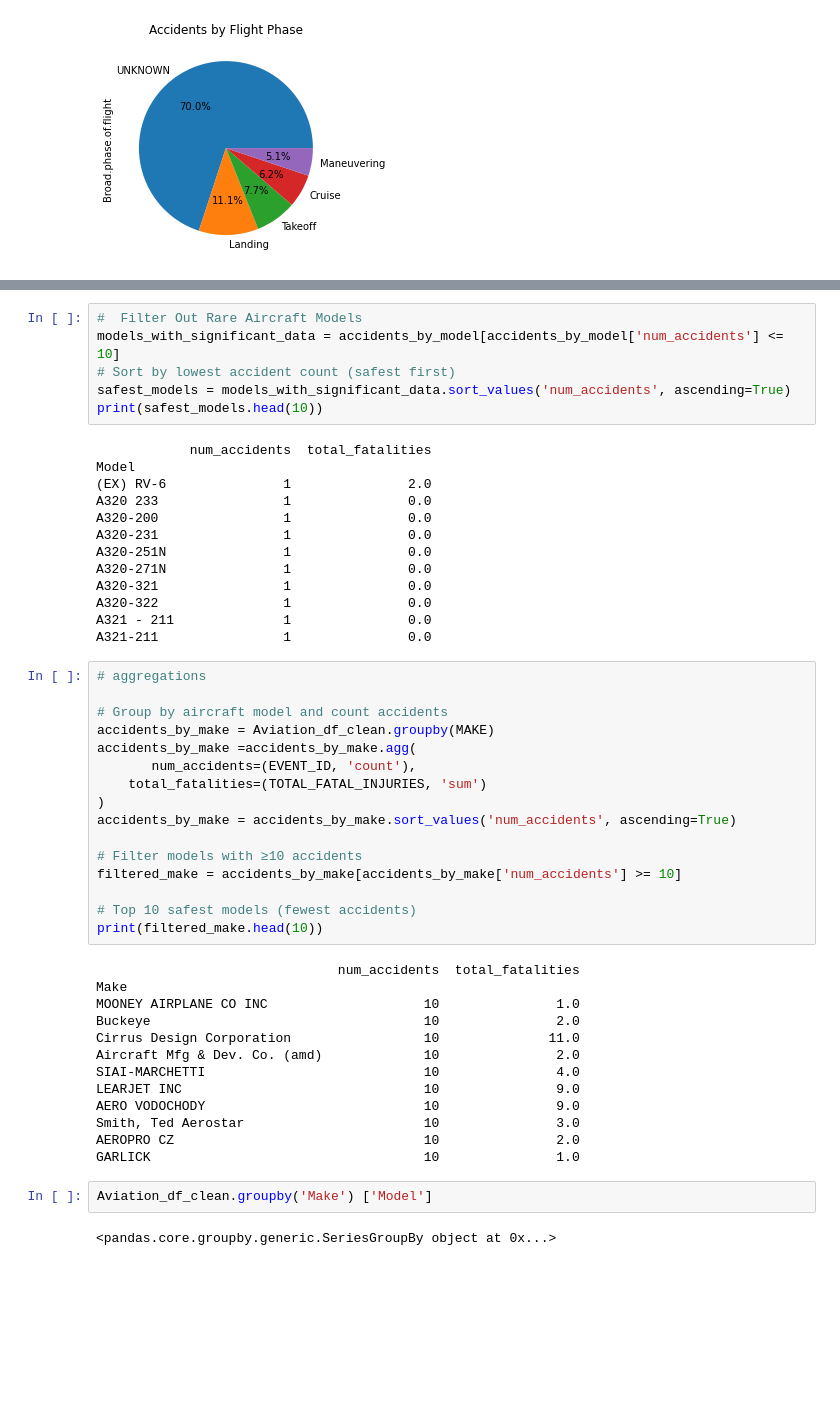
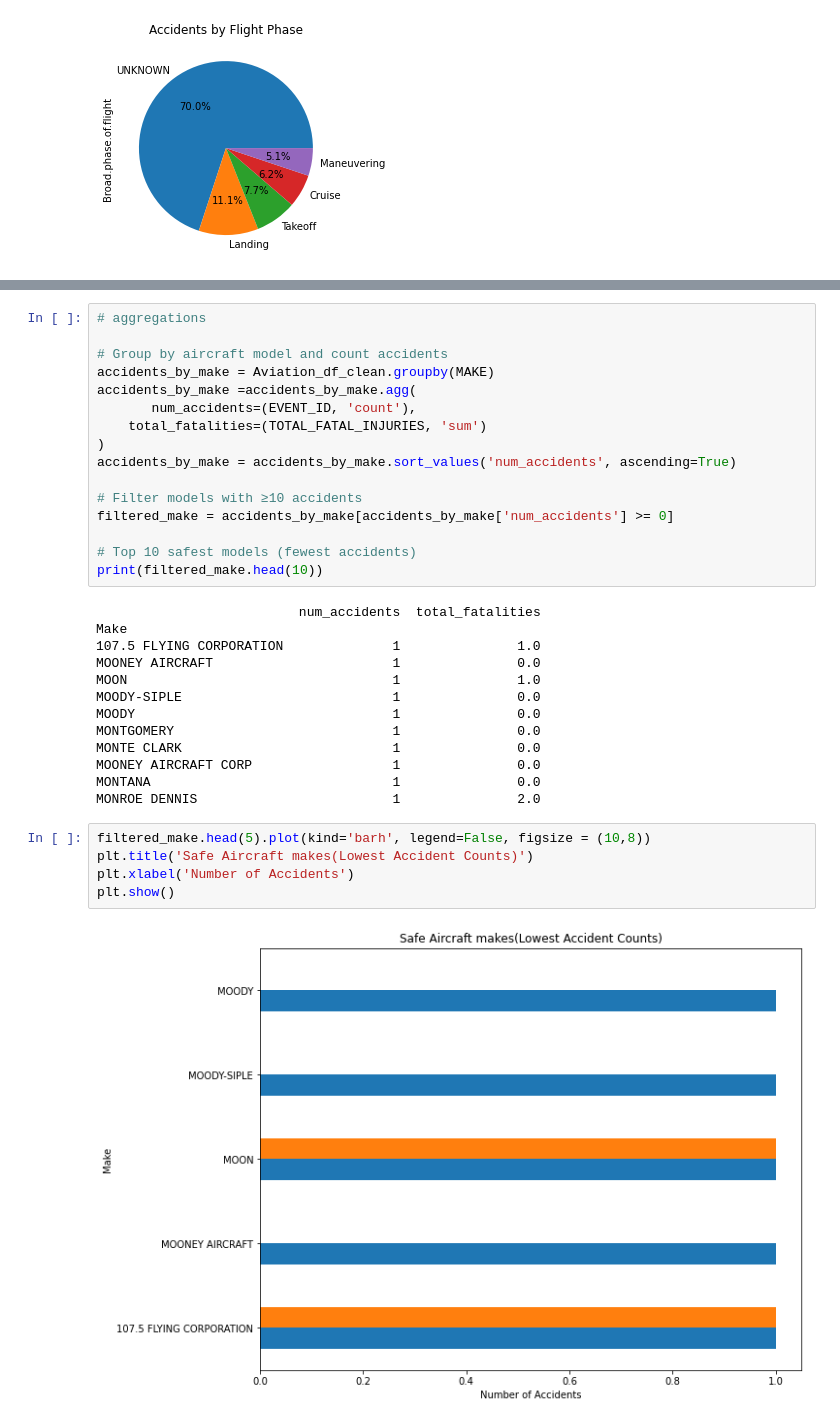
Before and after one commit to Kwamboka1584/dsc-phase-1-project-v3, a Jupyter notebook: student.ipynb, the cells around one changed output, grey strips where cells are left out. Cells and saved outputs as stored; diff of their text form; blank space fills up the shorter version.

```diff
--- a/student.ipynb
+++ b/student.ipynb
@@ -356,22 +352,3 @@ Name: Total.Fatal.Injuries, Length: 5809, dtype: float64>
-# %%
-#  Filter Out Rare Aircraft Models
-models_with_significant_data = accidents_by_model[accidents_by_model['num_accidents'] <= 10]
-# Sort by lowest accident count (safest first)
-safest_models = models_with_significant_data.sort_values('num_accidents', ascending=True)
-print(safest_models.head(10))
-# %% [output]
-            num_accidents  total_fatalities
-Model
-(EX) RV-6               1               2.0
-A320 233                1               0.0
-A320-200                1               0.0
-A320-231                1               0.0
-A320-251N               1               0.0
-A320-271N               1               0.0
-A320-321                1               0.0
-A320-322                1               0.0
-A321 - 211              1               0.0
-A321-211                1               0.0
 # %%
 # aggregations
 
@@ -384,24 +361,27 @@ accidents_by_make =accidents_by_make.agg(
 accidents_by_make = accidents_by_make.sort_values('num_accidents', ascending=True)
 
 # Filter models with ≥10 accidents
-filtered_make = accidents_by_make[accidents_by_make['num_accidents'] >= 10]
+filtered_make = accidents_by_make[accidents_by_make['num_accidents'] >= 0]
 
 # Top 10 safest models (fewest accidents)
 print(filtered_make.head(10))
 # %% [output]
-                               num_accidents  total_fatalities
+                          num_accidents  total_fatalities
 Make
-MOONEY AIRPLANE CO INC                    10               1.0
-Buckeye                                   10               2.0
-Cirrus Design Corporation                 10              11.0
-Aircraft Mfg & Dev. Co. (amd)             10               2.0
-SIAI-MARCHETTI                            10               4.0
-LEARJET INC                               10               9.0
-AERO VODOCHODY                            10               9.0
-Smith, Ted Aerostar                       10               3.0
-AEROPRO CZ                                10               2.0
-GARLICK                                   10               1.0
+107.5 FLYING CORPORATION              1               1.0
+MOONEY AIRCRAFT                       1               0.0
+MOON                                  1               1.0
+MOODY-SIPLE                           1               0.0
+MOODY                                 1               0.0
+MONTGOMERY                            1               0.0
+MONTE CLARK                           1               0.0
+MOONEY AIRCRAFT CORP                  1               0.0
+MONTANA                               1               0.0
+MONROE DENNIS                         1               2.0
-# %%
-Aviation_df_clean.groupby('Make') ['Model']
-# %% [output]
-<pandas.core.groupby.generic.SeriesGroupBy object at 0x...>
+# %%
+filtered_make.head(5).plot(kind='barh', legend=False, figsize = (10,8))
+plt.title('Safe Aircraft makes(Lowest Accident Counts)')
+plt.xlabel('Number of Accidents')
+plt.show()
+# %% [output]
+[figure, added]
```
Also changed, not shown: parts of 18 cells of this notebook.
